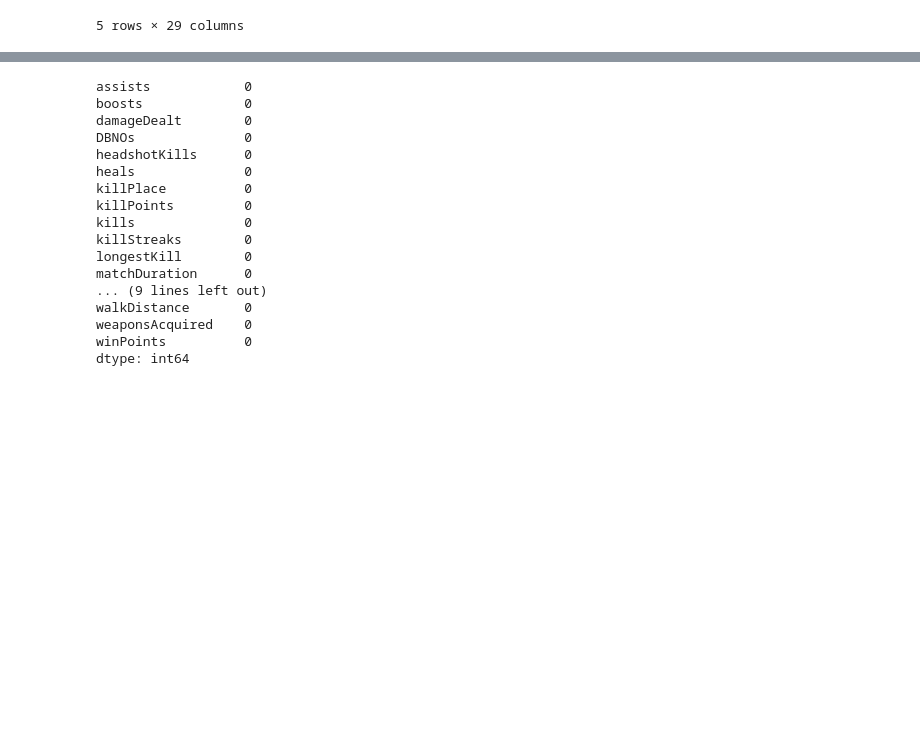
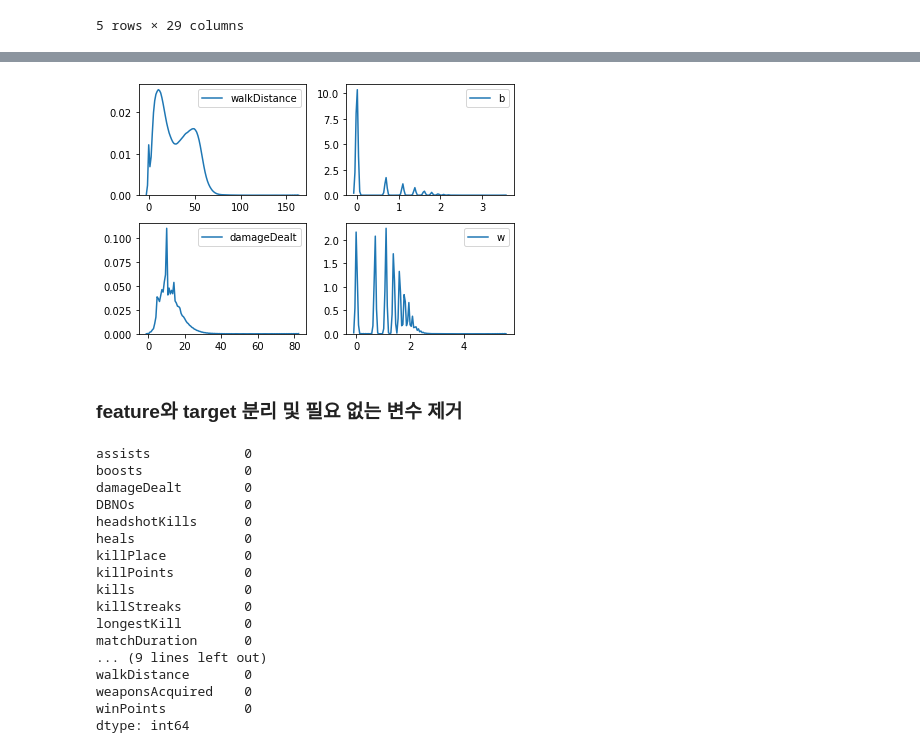
Before and after one commit to shjas94/SMU_ML, a Jupyter notebook: smu_ml.ipynb, the cells around one changed output, grey strips where cells are left out. Saved outputs shown, nothing was run; the diff lists cells and outputs as text; code cells hidden in the pictures; blank space fills up the shorter version.

```diff
--- a/smu_ml.ipynb
+++ b/smu_ml.ipynb
@@ -93,3 +110,37 @@ plt.show()
+# %%
+## ex)
+wd = np.sqrt(train.walkDistance)
+bo = np.log(train.boosts)
+bo.replace([-np.inf, np.inf], 0, inplace=True)
+dd = np.sqrt(train.damageDealt)
+wa = np.log(train.weaponsAcquired)
+wa.replace([-np.inf, np.inf], 0, inplace=True)
+
+plt.subplot(2,2,1)
+sns.kdeplot(wd)
+plt.tight_layout()
+
+plt.subplot(2,2,2)
+sns.kdeplot(bo)
+plt.legend("boosts")
+plt.tight_layout()
+# plt.title("boost")
+
+plt.subplot(2,2,3)
+sns.kdeplot(dd)
+plt.tight_layout()
+
+plt.subplot(2,2,4)
+sns.kdeplot(wa)
+# plt.xlim(train.weaponsAcquired.min())
+plt.legend("weaponsAcquired")
+plt.tight_layout()
+
+plt.show()
+# %% [output]
+[figure, added]
+# %% [markdown]
+### feature와 target 분리 및 필요 없는 변수 제거
 # %%
 target = train['winPlacePerc']
 target = target.fillna(target.mean())
```
Also changed, not shown: parts of 5 cells of this notebook.
